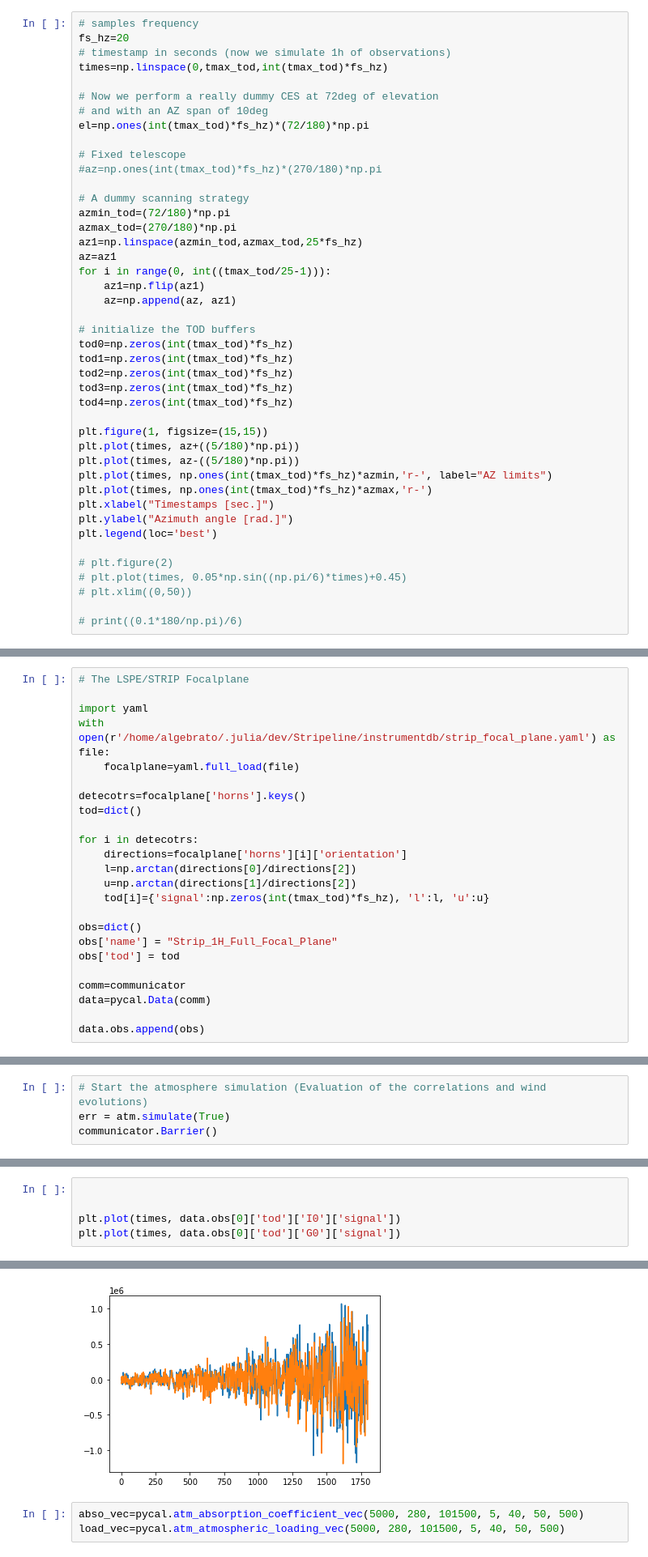
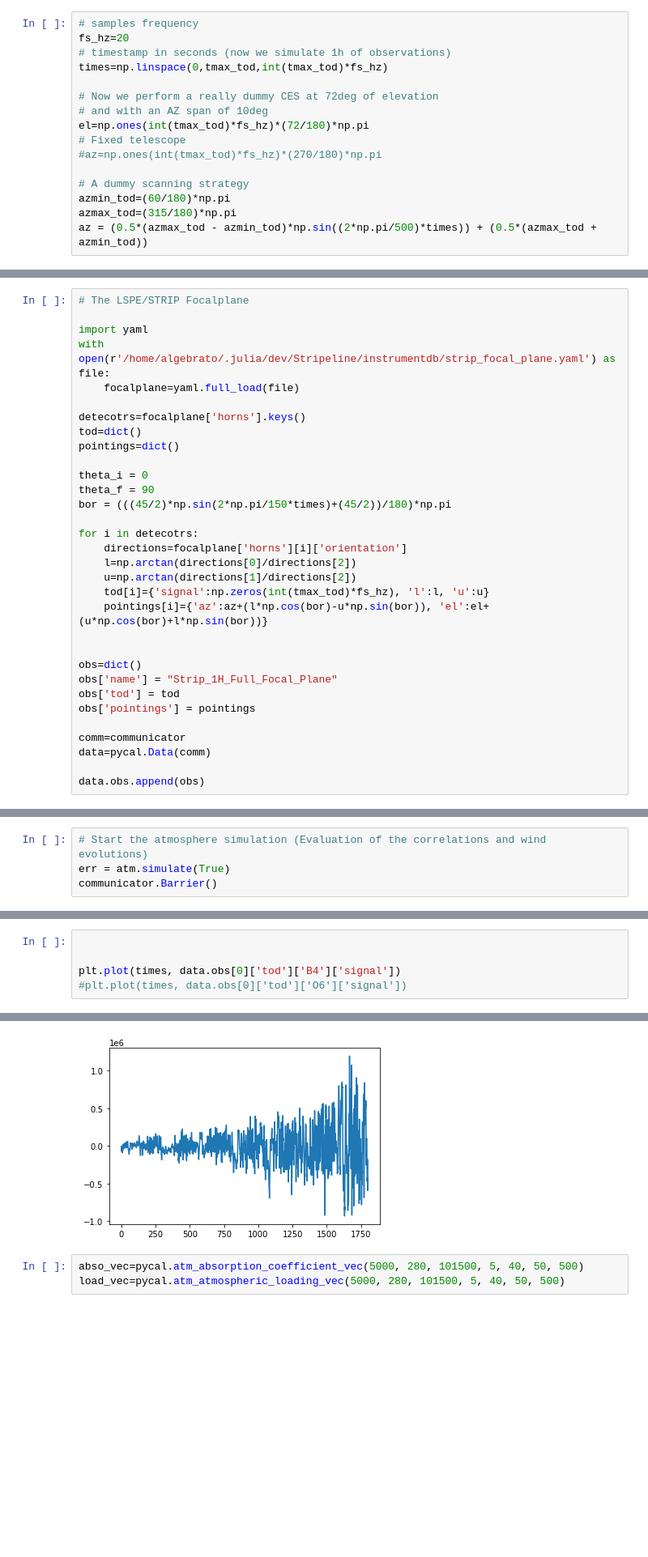
Before and after one commit to cmbgroundbased/cal, a Jupyter notebook: cookbook/skypatch.ipynb, the cells around one changed output, grey strips where cells are left out. Shown at 81% size. Drawn from its saved outputs; the diff is of its cells as text; blank space fills up the shorter version.

```diff
--- a/cookbook/skypatch.ipynb
+++ b/cookbook/skypatch.ipynb
@@ -133,37 +133,10 @@ times=np.linspace(0,tmax_tod,int(tmax_tod)*fs_hz)
 # Now we perform a really dummy CES at 72deg of elevation
 # and with an AZ span of 10deg
 el=np.ones(int(tmax_tod)*fs_hz)*(72/180)*np.pi
-
 # Fixed telescope
 #az=np.ones(int(tmax_tod)*fs_hz)*(270/180)*np.pi
 
 # A dummy scanning strategy
-azmin_tod=(72/180)*np.pi
-azmax_tod=(270/180)*np.pi
-az1=np.linspace(azmin_tod,azmax_tod,25*fs_hz)
-az=az1
-for i in range(0, int((tmax_tod/25-1))):
-    az1=np.flip(az1)
-    az=np.append(az, az1)
-
-# initialize the TOD buffers
-tod0=np.zeros(int(tmax_tod)*fs_hz)
-tod1=np.zeros(int(tmax_tod)*fs_hz)
-tod2=np.zeros(int(tmax_tod)*fs_hz)
-tod3=np.zeros(int(tmax_tod)*fs_hz)
-tod4=np.zeros(int(tmax_tod)*fs_hz)
-
-plt.figure(1, figsize=(15,15))
-plt.plot(times, az+((5/180)*np.pi))
-plt.plot(times, az-((5/180)*np.pi))
-plt.plot(times, np.ones(int(tmax_tod)*fs_hz)*azmin,'r-', label="AZ limits")
-plt.plot(times, np.ones(int(tmax_tod)*fs_hz)*azmax,'r-')
-plt.xlabel("Timestamps [sec.]")
-plt.ylabel("Azimuth angle [rad.]")
-plt.legend(loc='best')
-
-# plt.figure(2)
-# plt.plot(times, 0.05*np.sin((np.pi/6)*times)+0.45)
-# plt.xlim((0,50))
-
-# print((0.1*180/np.pi)/6)
+azmin_tod=(60/180)*np.pi
+azmax_tod=(315/180)*np.pi
+az = (0.5*(azmax_tod - azmin_tod)*np.sin((2*np.pi/500)*times)) + (0.5*(azmax_tod + azmin_tod))
@@ -199,16 +149,24 @@ with open(r'/home/algebrato/.julia/dev/Stripeline/instrumentdb/strip_focal_plane
 
 detecotrs=focalplane['horns'].keys()
 tod=dict()
+pointings=dict()
+
+theta_i = 0
+theta_f = 90
+bor = (((45/2)*np.sin(2*np.pi/150*times)+(45/2))/180)*np.pi
 
 for i in detecotrs:
     directions=focalplane['horns'][i]['orientation']
     l=np.arctan(directions[0]/directions[2])
     u=np.arctan(directions[1]/directions[2])
     tod[i]={'signal':np.zeros(int(tmax_tod)*fs_hz), 'l':l, 'u':u}
+    pointings[i]={'az':az+(l*np.cos(bor)-u*np.sin(bor)), 'el':el+(u*np.cos(bor)+l*np.sin(bor))}
+
 
 obs=dict()
 obs['name'] = "Strip_1H_Full_Focal_Plane"
 obs['tod'] = tod
+obs['pointings'] = pointings
 
 comm=communicator
 data=pycal.Data(comm)
@@ -320,11 +286,11 @@ for i in detecotrs:
 # %%
 
 
-plt.plot(times, data.obs[0]['tod']['I0']['signal'])
-plt.plot(times, data.obs[0]['tod']['G0']['signal'])
+plt.plot(times, data.obs[0]['tod']['B4']['signal'])
+#plt.plot(times, data.obs[0]['tod']['O6']['signal'])
 # %% [output]
 [<matplotlib.lines.Line2D at 0x...>]
-[figure, old version]
+[figure, new version]
 # %%
 abso_vec=pycal.atm_absorption_coefficient_vec(5000, 280, 101500, 5, 40, 50, 500)
 load_vec=pycal.atm_atmospheric_loading_vec(5000, 280, 101500, 5, 40, 50, 500)
```
Also changed, not shown: parts of 7 cells of this notebook, 1 other file.
